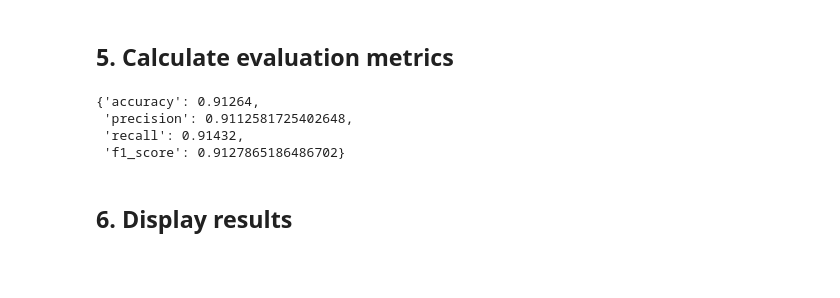
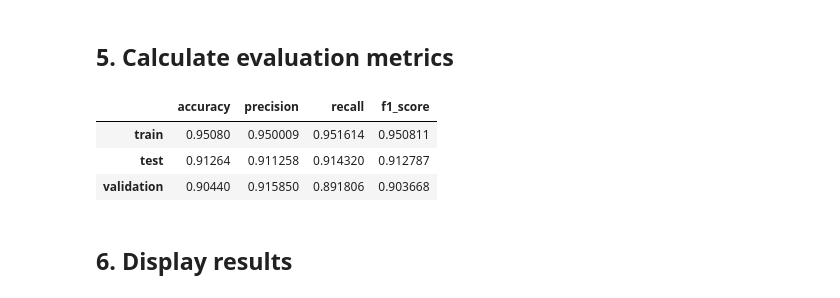
Before and after one commit to tanlen06-debug/UTH-Deep-Learning-nhom2, a Jupyter notebook: Practice_3/notebooks/06_evaluation.ipynb, the cells around one changed output. Drawn from its saved outputs; the diff is of its cells as text; code cells hidden in the pictures; blank space fills up the shorter version.

```diff
--- a/Practice_3/notebooks/06_evaluation.ipynb
+++ b/Practice_3/notebooks/06_evaluation.ipynb
@@ -112,0 +99,29 @@ print("Đã sinh dự đoán cho", len(y_pred), "mẫu.")
+# %%
+eval_args = TrainingArguments(
+    output_dir="./eval_tmp",
+    per_device_eval_batch_size=16,
+    report_to="none",
+)
+
+trainer = Trainer(
+    model=model,
+    args=eval_args,
+    processing_class=tokenizer,
+)
+
+def predict_split(dataset):
+    raw = trainer.predict(dataset)
+    logits = raw.predictions
+    y_true = raw.label_ids
+    y_pred = np.argmax(logits, axis=-1)
+    probs = torch.softmax(torch.tensor(logits), dim=-1).numpy()
+    return y_true, y_pred, probs
+
+splits = {"train": train_dataset, "test": test_dataset}
+if val_dataset is not None:
+    splits["validation"] = val_dataset
+
+results = {name: predict_split(ds) for name, ds in splits.items()}
+y_true_test, y_pred_test, probs_test = results["test"]
+
+print("Đã sinh dự đoán cho:", {name: len(r[0]) for name, r in results.items()})
@@ -113,25 +133,24 @@ print("Đã sinh dự đoán cho", len(y_pred), "mẫu.")
 # %% [markdown]
 ## 5. Calculate evaluation metrics
-# %%
-# Tính các chỉ số phù hợp cho binary classification
-accuracy = accuracy_score(y_true, y_pred)
-precision = precision_score(y_true, y_pred)
-recall = recall_score(y_true, y_pred)
-f1 = f1_score(y_true, y_pred)
-
-metrics_result = {
-    "accuracy": accuracy,
-    "precision": precision,
-    "recall": recall,
-    "f1_score": f1,
-}
-
-metrics_result
-# %% [output]
-{'accuracy': 0.91264,
- 'precision': 0.9112581725402648,
- 'recall': 0.91432,
- 'f1_score': 0.9127865186486702}
+# %%
+def compute_metrics_dict(y_true, y_pred):
+    return {
+        "accuracy": accuracy_score(y_true, y_pred),
+        "precision": precision_score(y_true, y_pred),
+        "recall": recall_score(y_true, y_pred),
+        "f1_score": f1_score(y_true, y_pred),
+    }
+
+metrics_by_split = {name: compute_metrics_dict(yt, yp) for name, (yt, yp, _) in results.items()}
+metrics_result = metrics_by_split["test"]  # giữ tương thích với cell hiển thị bên dưới
+
+metrics_df = pd.DataFrame(metrics_by_split).T
+metrics_df
+# %% [output]
+|  | accuracy | precision | recall | f1_score |
+| train | 0.95080 | 0.950009 | 0.951614 | 0.950811 |
+| test | 0.91264 | 0.911258 | 0.914320 | 0.912787 |
+| validation | 0.90440 | 0.915850 | 0.891806 | 0.903668 |
 # %% [markdown]
 ## 6. Display results
 # %%
```
Also changed, not shown: parts of 18 cells of this notebook.
